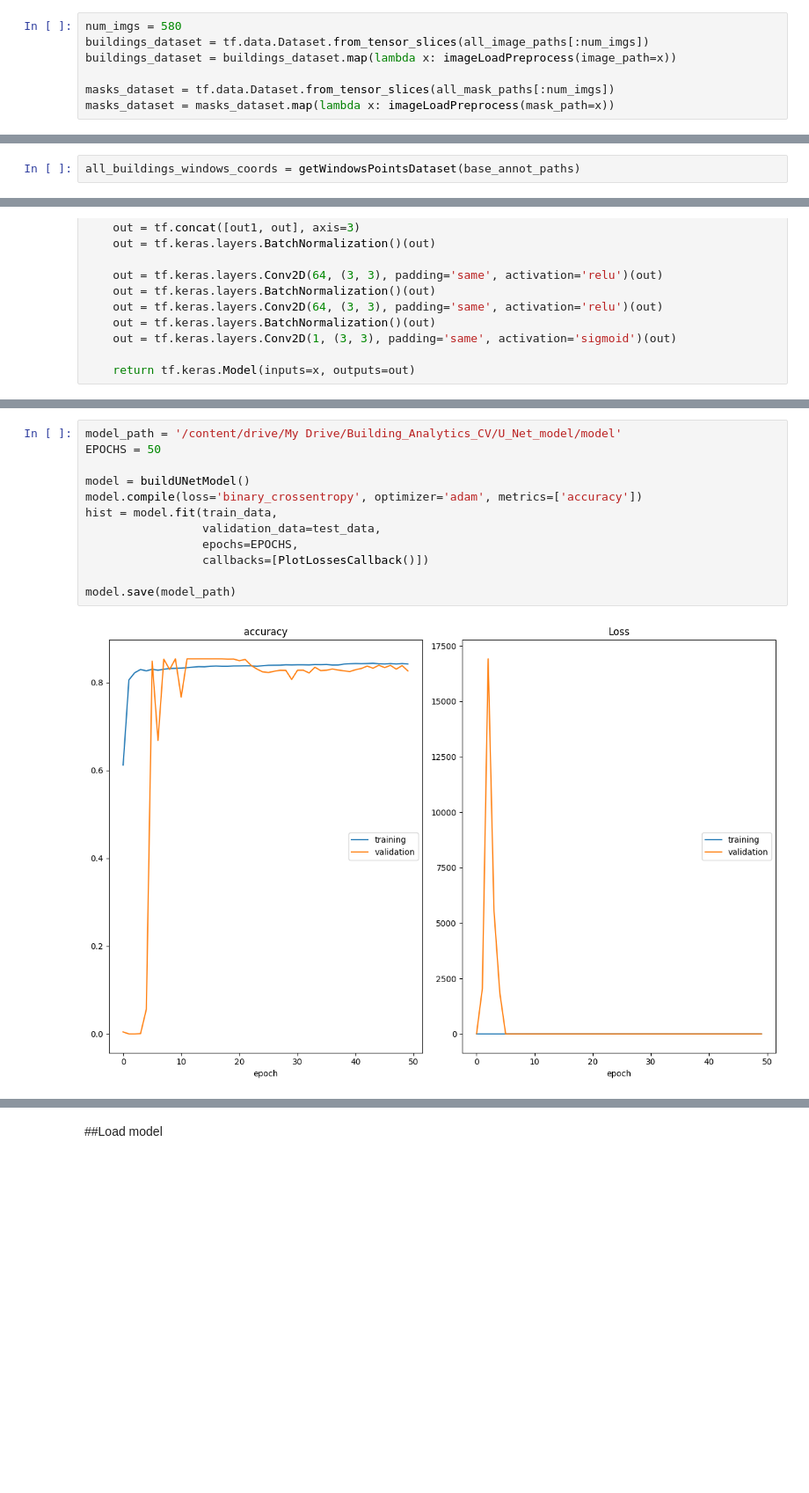
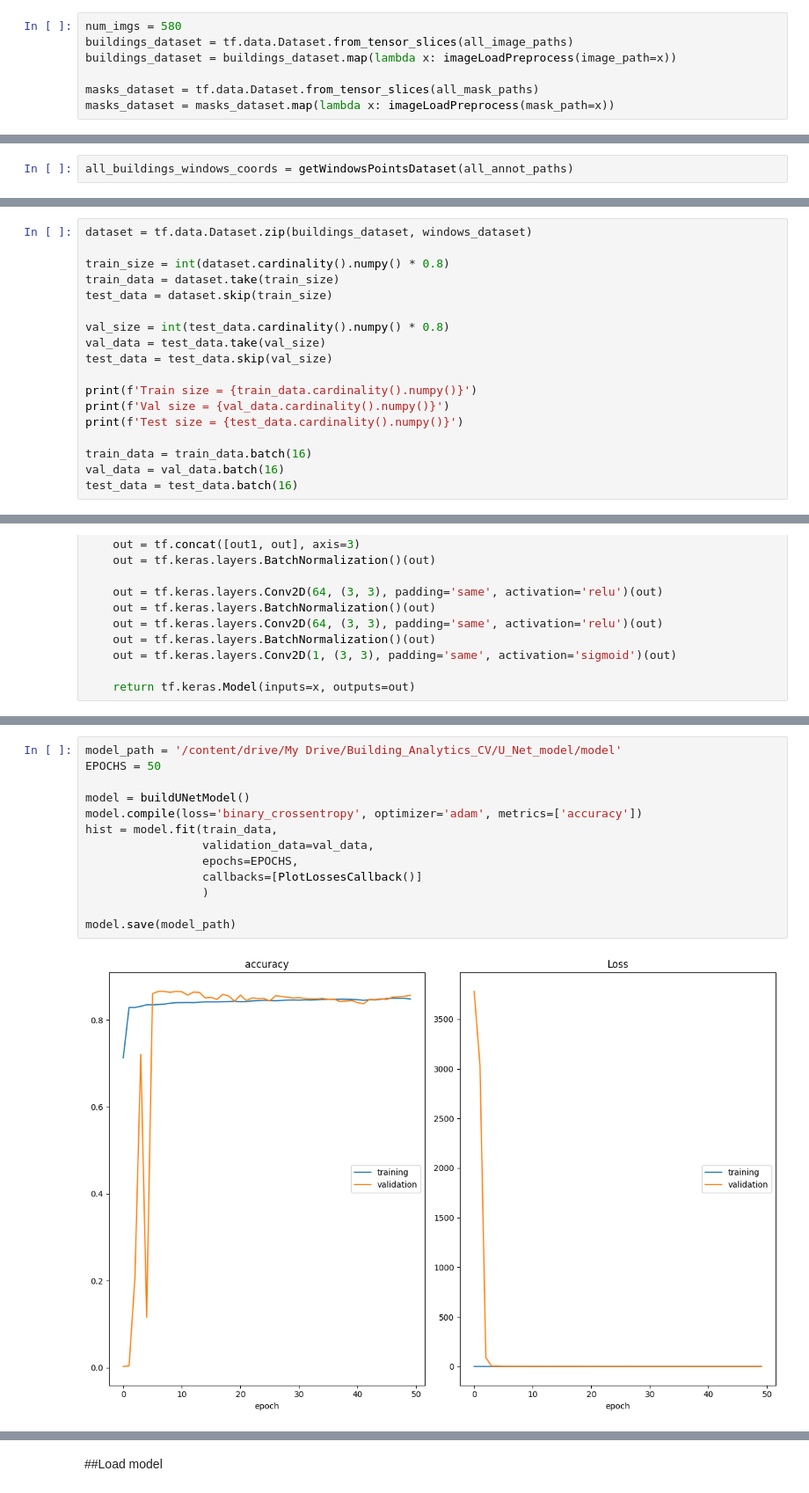
Before and after one commit to julianzim/Building_Analytics_with_CV, a Jupyter notebook: U_Net_model.ipynb, the cells around one changed output, grey strips where cells are left out. Shown at 88% size. Drawn from its saved outputs; the diff is of its cells as text; blank space fills up the shorter version.

```diff
--- a/U_Net_model.ipynb
+++ b/U_Net_model.ipynb
@@ -121,9 +121,9 @@ def showImageMaskPair(image, mask):
 # %%
 num_imgs = 580
-buildings_dataset = tf.data.Dataset.from_tensor_slices(all_image_paths[:num_imgs])
+buildings_dataset = tf.data.Dataset.from_tensor_slices(all_image_paths)
 buildings_dataset = buildings_dataset.map(lambda x: imageLoadPreprocess(image_path=x))
 
-masks_dataset = tf.data.Dataset.from_tensor_slices(all_mask_paths[:num_imgs])
+masks_dataset = tf.data.Dataset.from_tensor_slices(all_mask_paths)
 masks_dataset = masks_dataset.map(lambda x: imageLoadPreprocess(mask_path=x))
 # %%
 example_b = buildings_dataset.take(1).get_single_element()
@@ -184,2 +206,2 @@ def getWindowsPointsDataset(annots_paths):
 # %%
-all_buildings_windows_coords = getWindowsPointsDataset(base_annot_paths)
+all_buildings_windows_coords = getWindowsPointsDataset(all_annot_paths)
@@ -224,0 +214,18 @@ test_data = dataset.skip(train_size)
+# %%
+dataset = tf.data.Dataset.zip(buildings_dataset, windows_dataset)
+
+train_size = int(dataset.cardinality().numpy() * 0.8)
+train_data = dataset.take(train_size)
+test_data = dataset.skip(train_size)
+
+val_size = int(test_data.cardinality().numpy() * 0.8)
+val_data = test_data.take(val_size)
+test_data = test_data.skip(val_size)
+
+print(f'Train size = {train_data.cardinality().numpy()}')
+print(f'Val size = {val_data.cardinality().numpy()}')
+print(f'Test size = {test_data.cardinality().numpy()}')
+
+train_data = train_data.batch(16)
+val_data = val_data.batch(16)
+test_data = test_data.batch(16)
@@ -306,15 +317,16 @@ def buildUNetModel():
 # %%
 model_path = '/content/drive/My Drive/Building_Analytics_CV/U_Net_model/model'
 EPOCHS = 50
 
 model = buildUNetModel()
 model.compile(loss='binary_crossentropy', optimizer='adam', metrics=['accuracy'])
 hist = model.fit(train_data,
-                 validation_data=test_data,
+                 validation_data=val_data,
                  epochs=EPOCHS,
-                 callbacks=[PlotLossesCallback()])
+                 callbacks=[PlotLossesCallback()]
+                 )
 
 model.save(model_path)
 # %% [output]
-[figure, old version]
+[figure, new version]
 accuracy
```
Also changed, not shown: parts of 34 cells of this notebook.
